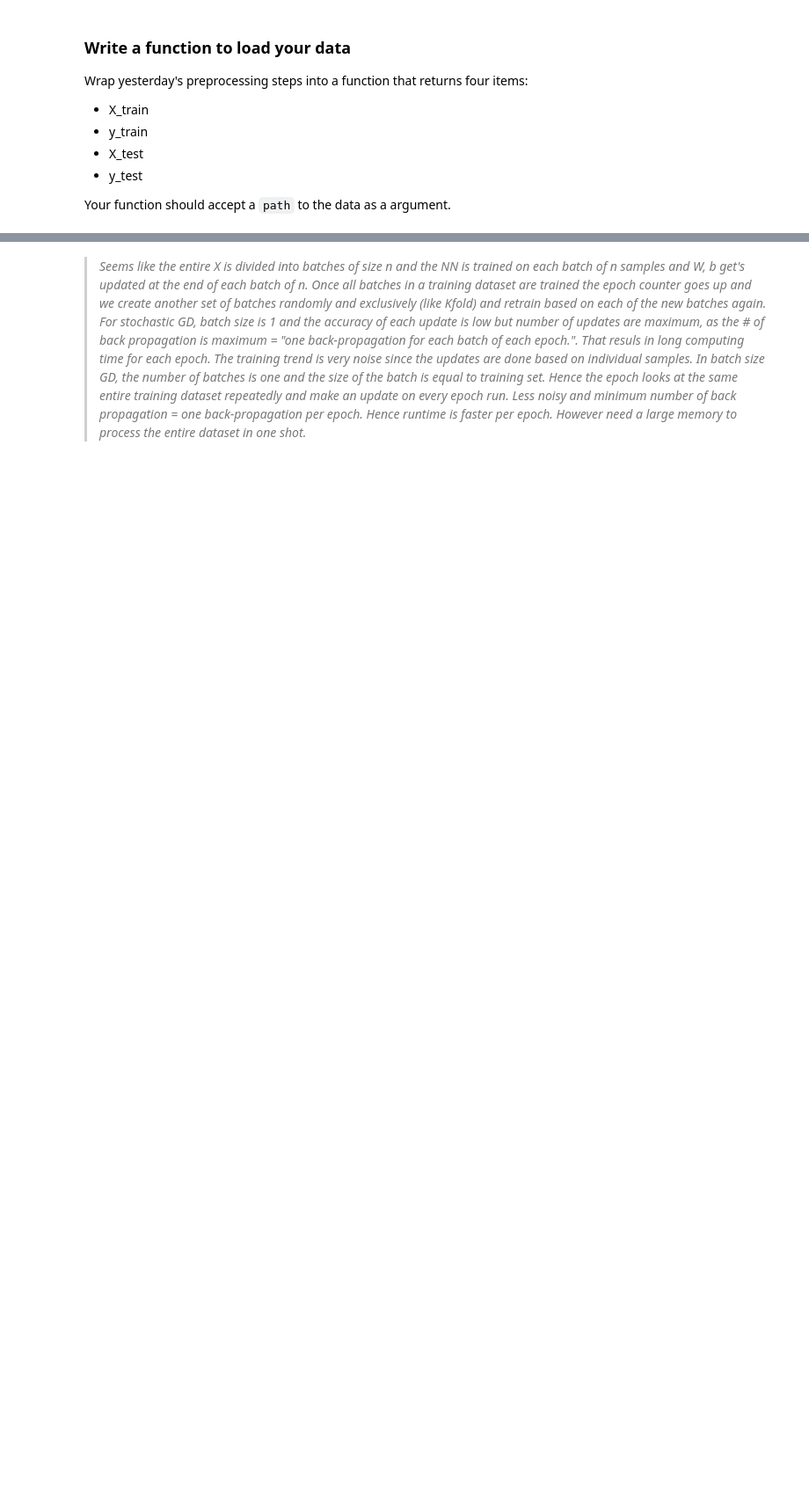
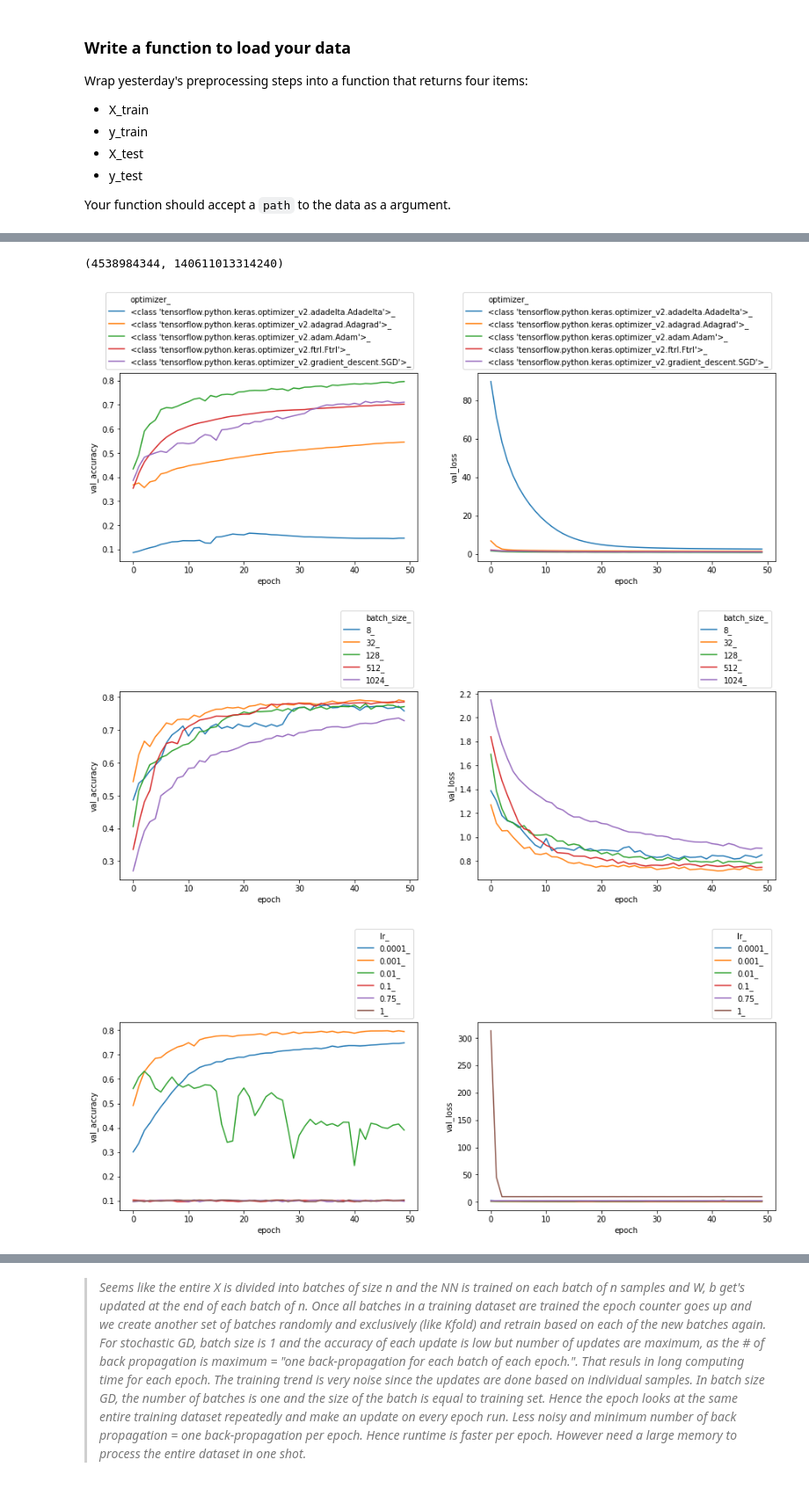
Before and after one commit to skhabiri/DS-Unit-4-Sprint-2-Neural-Networks, a Jupyter notebook: module2-Train/TrainANN-422a.ipynb, the cells around one changed output, grey strips where cells are left out. Shown at 88% size. Drawn from its saved outputs; the diff is of its cells as text; code cells hidden in the pictures; blank space fills up the shorter version.

```diff
--- a/module2-Train/TrainANN-422a.ipynb
+++ b/module2-Train/TrainANN-422a.ipynb
@@ -411,0 +41,4 @@ nn_plot(param="Optimizer", fit_list=[d['model0'], d['model1'], d['model2'],d['mo
+# %%
+path = 'https://github.com/skhabiri/ML-ANN/raw/main/data/quickdraw10.npz'
+
+X_train, y_train, X_test, y_test = load_quickdraw10(path)
@@ -411,0 +137,48 @@ nn_plot(param="Optimizer", fit_list=[d['model0'], d['model1'], d['model2'],d['mo
+# %%
+def viz_param(df_lst):
+    for i, df in enumerate(df_lst):
+        plt.figure(figsize=(15, 15))
+        ax1 = plt.subplot(len(df_lst), 2, 2*i+1)
+        sns.lineplot(x='epoch', y='val_accuracy', hue=df.columns[5], data=df, ax=ax1, legend='brief')
+        ax1.legend(bbox_to_anchor=(1, 1), loc=4)
+        ax2 = plt.subplot(len(df_lst), 2, 2*i+2)
+        sns.lineplot(x='epoch', y='val_loss', hue=df.columns[5], data=df, ax=ax2, legend='brief')
+        ax2.legend(bbox_to_anchor=(1, 1), loc=4)
+        plt.show()
+    return
+# %%
+batch_lst = [8, 32, 128, 512, 1024]
+lr_lst = [0.0001, 0.001, 0.01, 0.1, 0.75, 1]
+opt_lst = [Adadelta, Adagrad, Adam, Ftrl, SGD]
+
+model_opt, df_opt, model_batch, df_batch, model_lr, df_lr = (None,) * 6
+params_dic = {
+    "optimizer": [opt_lst, model_opt, df_opt, {"lr":0.001, "batch":128, "epoch":50, "optimizer":Adam}],
+    "batch_size": [batch_lst, model_batch, df_batch, {"lr":0.001, "batch":32, "epoch":50, "optimizer":Adam}],
+              "lr": [lr_lst, model_lr, df_lr, {"lr":0.01, "batch":128, "epoch":50, "optimizer":Adam}],
+             }
+df_lst = []
+
+for key, val in params_dic.items():
+
+    # create model
+    params_dic[key][1] = fit_param(params_dic[key][0], key,
+                                   lr=params_dic[key][3]["lr"],
+                                   batch=params_dic[key][3]["batch"],
+                                   epoch=params_dic[key][3]["epoch"],
+                                   optimizer=params_dic[key][3]["optimizer"],
+                                  )
+    # create dataframe
+    params_dic[key][2] = data_param(params_dic[key][1])
+    # append to df_lst
+    df_lst.append(params_dic[key][2])
+# %%
+id(model_batch), id(params_dic["batch_size"][1])
+# %% [output]
+(4538984344, 140611013314240)
+# %%
+viz_param(df_lst)
+# %% [output]
+[figure, added]
+[figure, added]
+[figure, added]
```
Also changed, not shown: parts of 41 cells of this notebook, 2 other files.
